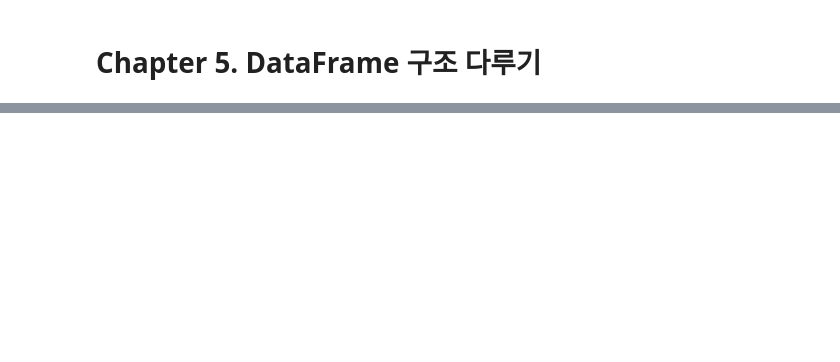
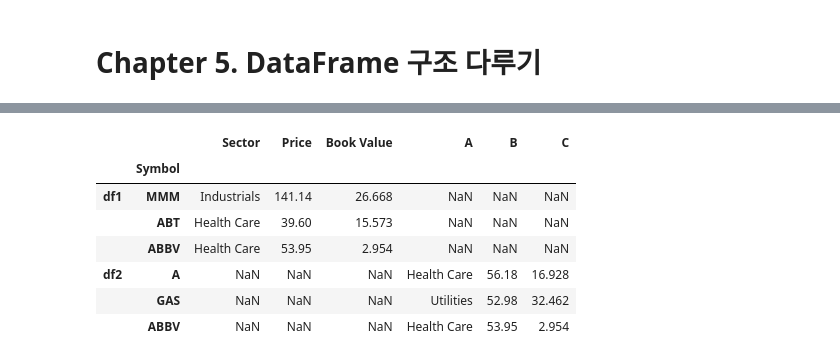
Before and after one commit to iop2000win/Basic, a Jupyter notebook: Pandas___Basic_03.ipynb, the cells around one changed output, grey strips where cells are left out. Saved outputs shown, nothing was run; the diff lists cells and outputs as text; code cells hidden in the pictures; blank space fills up the shorter version.

```diff
--- a/Pandas___Basic_03.ipynb
+++ b/Pandas___Basic_03.ipynb
@@ -35,0 +170,18 @@ sp500.loc[:, ['Sector', 'Book Value']]
+# %%
+# slice를 통해 잘라낸 데이터 서브셋은 원본 데이터를 참조하고 있다.
+# 즉, slice한 데이터의 값을 바꾸면 원본 데이터의 값도 같이 변경되므로,
+# 서브셋 데이터를 핸들링하고자 할 때는 꼭 copy를 해줘야 한다.
+
+df1 = sp500.iloc[:3].copy()
+df2 = sp500.iloc[[10, 11, 2]]
+
+display(df1)
+display(df2)
+
+appended = df1.append(df2) # append 대신 concat을 쓰도록 하자
+display(appended)
+
+concat = pd.concat([df1, df2])
+display(concat)
+
+# 해당 작업에서 중요한 점은 합치려는 두 데이터 프레임 간에 columns 구조가 같아야 한다는 것이다.
@@ -35,0 +215,6 @@ sp500.loc[:, ['Sector', 'Book Value']]
+# %%
+# if, columsn명이 다르다면?
+df2.columns = ['A', 'B', 'C']
+
+concat = pd.concat([df1, df2])
+display(concat)
@@ -35,0 +230,14 @@ sp500.loc[:, ['Sector', 'Book Value']]
+# %%
+# concat 후, 각 데이터가 어떤 df로 부터 온 것인지 확인하기 위한 기능
+# 이러한 인덱스의 형태를 '계층형 인덱스'라고 한다.
+r = pd.concat([df1, df2], keys = ['df1', 'df2'])
+display(r)
+# %% [output]
+|  |  | Sector | Price | Book Value | A | B | C |
+|  | Symbol |  |  |  |  |  |  |
+| df1 | MMM | Industrials | 141.14 | 26.668 | NaN | NaN | NaN |
+|  | ABT | Health Care | 39.60 | 15.573 | NaN | NaN | NaN |
+|  | ABBV | Health Care | 53.95 | 2.954 | NaN | NaN | NaN |
+| df2 | A | NaN | NaN | NaN | Health Care | 56.18 | 16.928 |
+|  | GAS | NaN | NaN | NaN | Utilities | 52.98 | 32.462 |
+|  | ABBV | NaN | NaN | NaN | Health Care | 53.95 | 2.954 |
```
Also changed, not shown: parts of 19 cells of this notebook, 1 other file.
